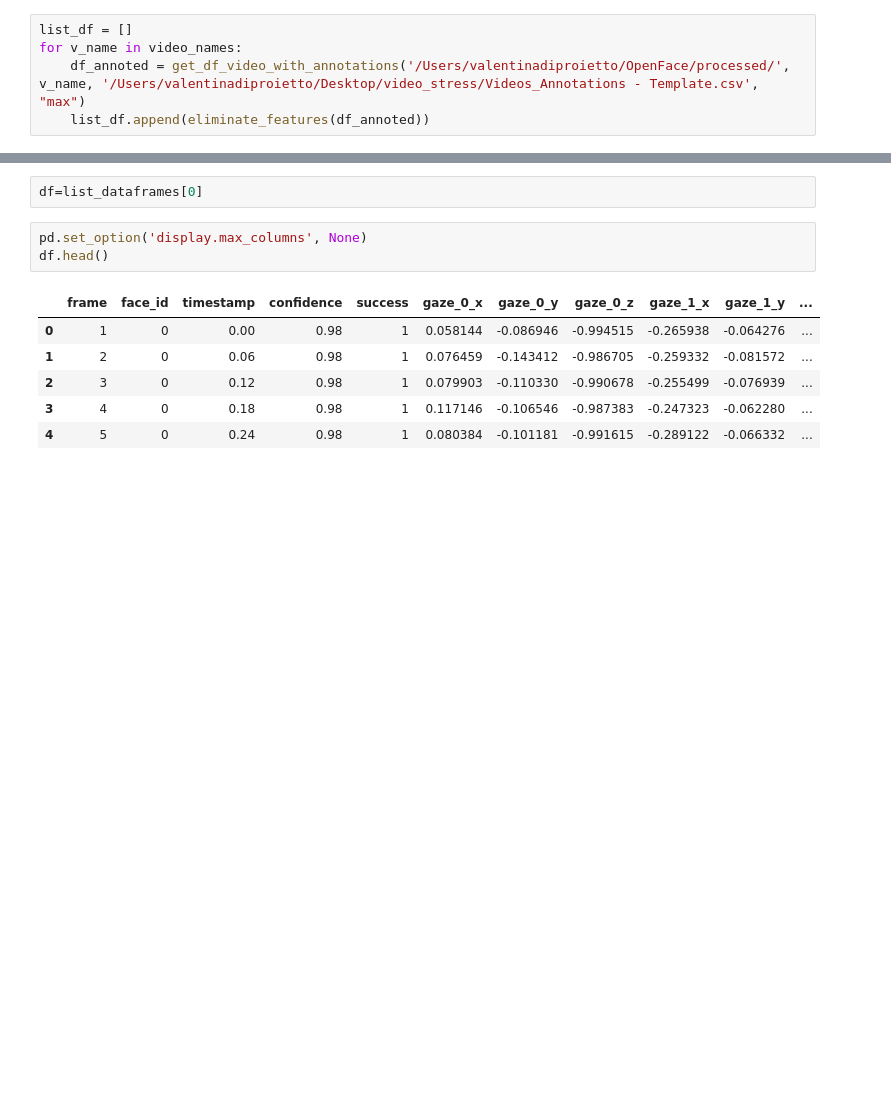
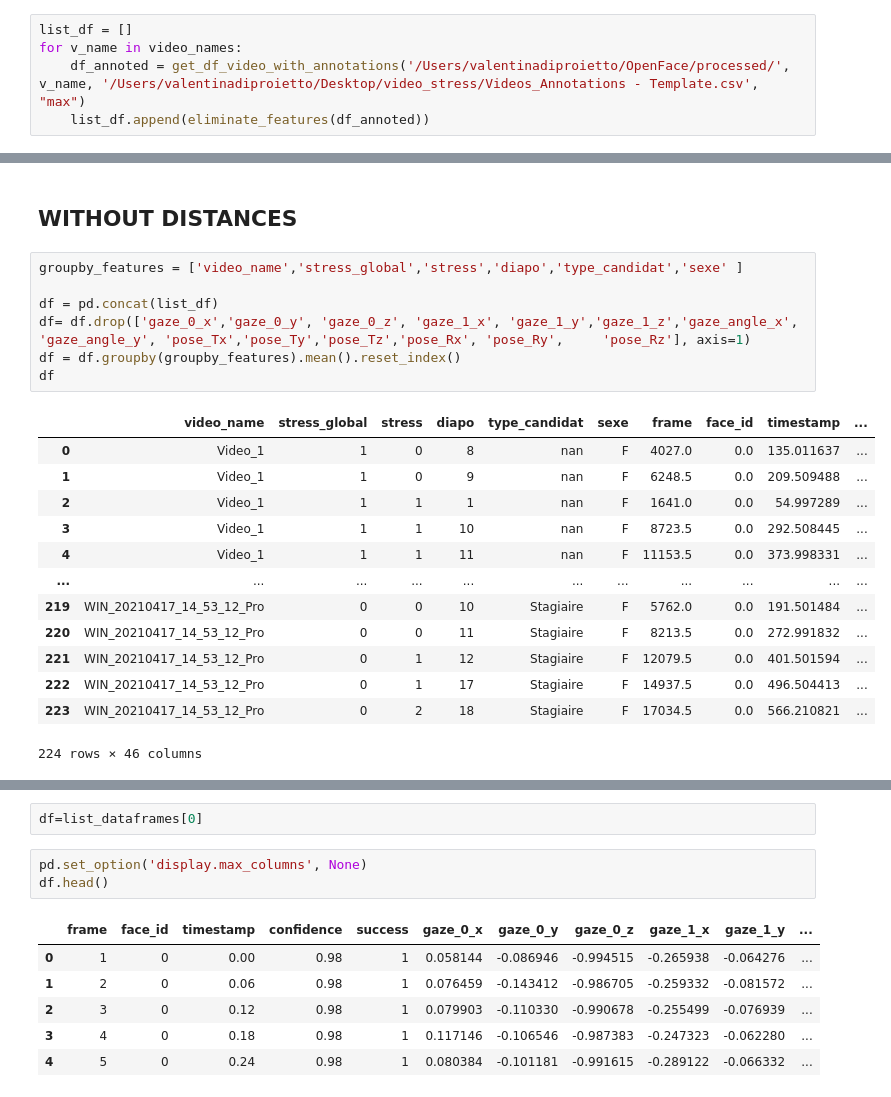
Before and after one commit to Projet-Fil-Rouge-AFPA/filrouge, a Jupyter notebook: Notebook_Valentina.ipynb, the cells around one changed output, grey strips where cells are left out. Drawn from its saved outputs; the diff is of its cells as text; blank space fills up the shorter version.

```diff
--- a/Notebook_Valentina.ipynb
+++ b/Notebook_Valentina.ipynb
@@ -141,0 +143,23 @@ print(rmse)
+# %% [markdown]
+## WITHOUT DISTANCES
+# %%
+groupby_features = ['video_name','stress_global','stress','diapo','type_candidat','sexe' ]
+
+df = pd.concat(list_df)
+df= df.drop(['gaze_0_x','gaze_0_y',	'gaze_0_z',	'gaze_1_x', 'gaze_1_y','gaze_1_z','gaze_angle_x', 'gaze_angle_y', 'pose_Tx','pose_Ty','pose_Tz','pose_Rx', 'pose_Ry', 	'pose_Rz'], axis=1)
+df = df.groupby(groupby_features).mean().reset_index()
+df
+# %% [output]
+|  | video_name | stress_global | stress | diapo | type_candidat | sexe | frame | face_id | timestamp | ... |
+| 0 | Video_1 | 1 | 0 | 8 | nan | F | 4027.0 | 0.0 | 135.011637 | ... |
+| 1 | Video_1 | 1 | 0 | 9 | nan | F | 6248.5 | 0.0 | 209.509488 | ... |
+| 2 | Video_1 | 1 | 1 | 1 | nan | F | 1641.0 | 0.0 | 54.997289 | ... |
+| 3 | Video_1 | 1 | 1 | 10 | nan | F | 8723.5 | 0.0 | 292.508445 | ... |
+| 4 | Video_1 | 1 | 1 | 11 | nan | F | 11153.5 | 0.0 | 373.998331 | ... |
+| ... | ... | ... | ... | ... | ... | ... | ... | ... | ... | ... |
+| 219 | WIN_20210417_14_53_12_Pro | 0 | 0 | 10 | Stagiaire | F | 5762.0 | 0.0 | 191.501484 | ... |
+| 220 | WIN_20210417_14_53_12_Pro | 0 | 0 | 11 | Stagiaire | F | 8213.5 | 0.0 | 272.991832 | ... |
+| 221 | WIN_20210417_14_53_12_Pro | 0 | 1 | 12 | Stagiaire | F | 12079.5 | 0.0 | 401.501594 | ... |
+| 222 | WIN_20210417_14_53_12_Pro | 0 | 1 | 17 | Stagiaire | F | 14937.5 | 0.0 | 496.504413 | ... |
+| 223 | WIN_20210417_14_53_12_Pro | 0 | 2 | 18 | Stagiaire | F | 17034.5 | 0.0 | 566.210821 | ... |
+224 rows × 46 columns
```
Also changed, not shown: parts of 10 cells of this notebook, 1 other file.
